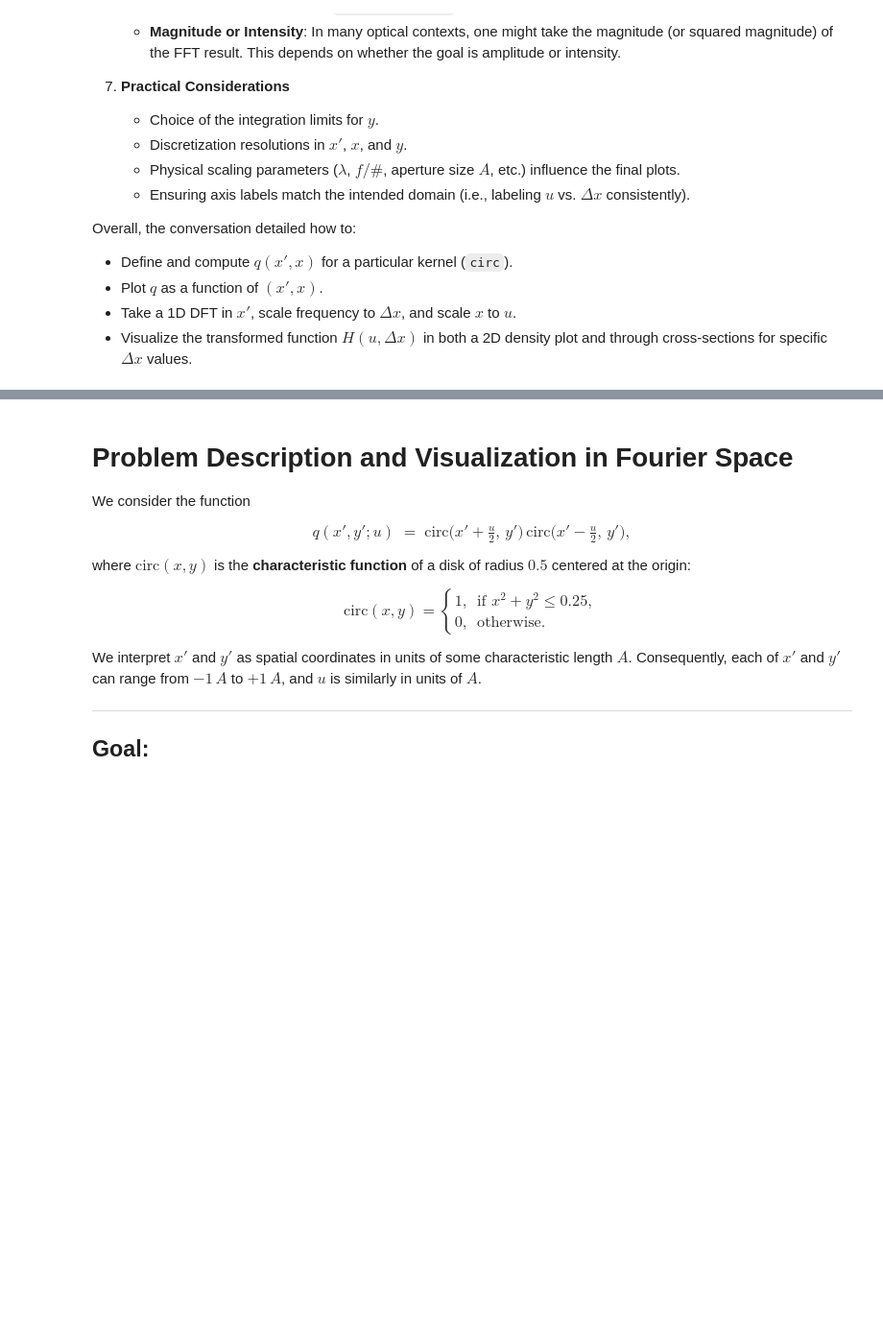
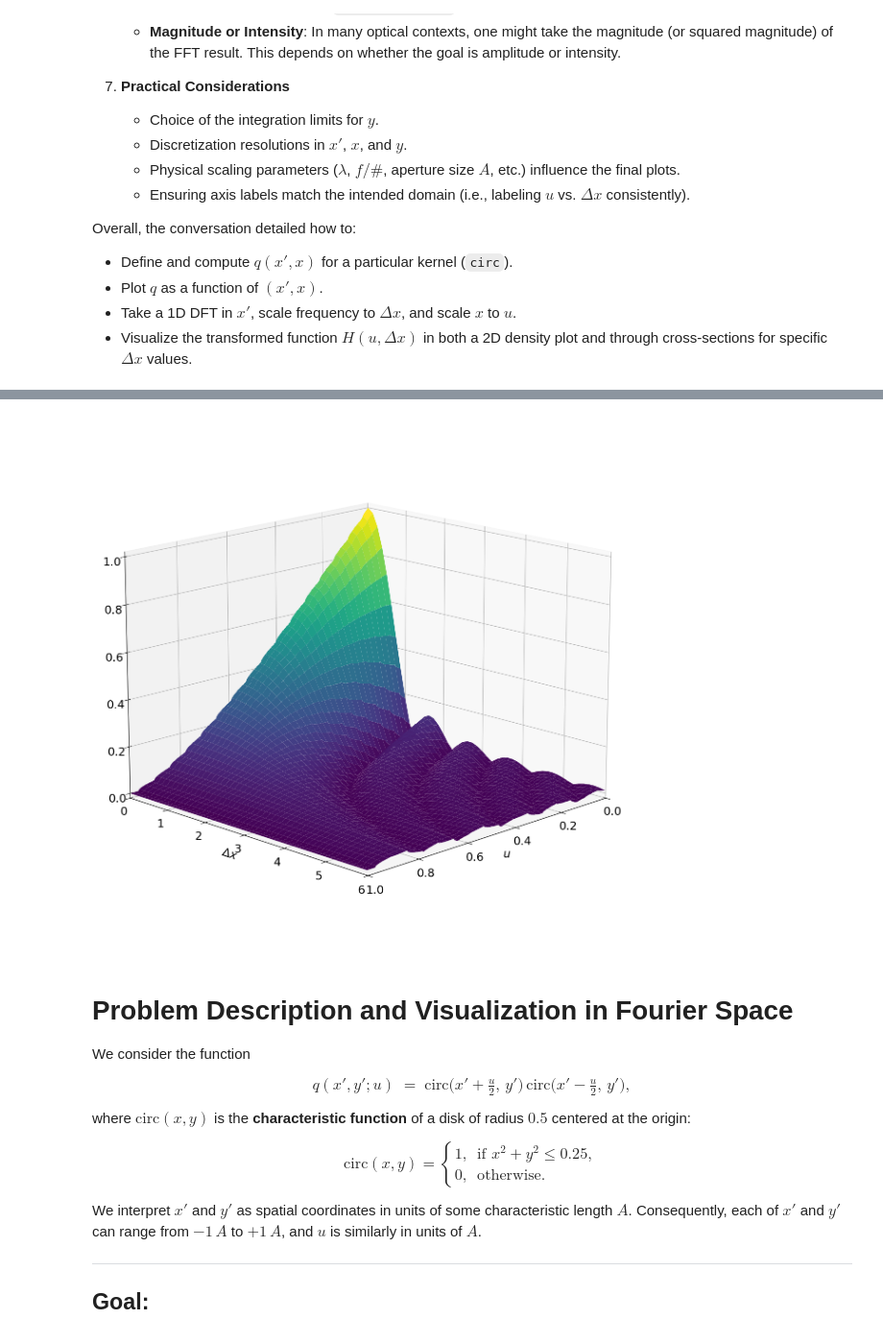
Before and after one commit to arizonaCameraLab/computationalImaging, a Jupyter notebook: Chapter8FocalImaging/2DCohererenceTransferFuction.ipynb, the cells around one changed output, grey strips where cells are left out. Shown at 96% size. Cells and saved outputs as stored; diff of their text form; code cells hidden in the pictures; blank space fills up the shorter version.

```diff
--- a/Chapter8FocalImaging/2DCohererenceTransferFuction.ipynb
+++ b/Chapter8FocalImaging/2DCohererenceTransferFuction.ipynb
@@ -263,3 +273,51 @@ plt.savefig('coherenceTransfer.pdf')
+# %%
+
+from mpl_toolkits.mplot3d import Axes3D
+
+
+# H_pos, Delta_x_pos, and u_vals are assumed to be available from previous computations.
+
+# --- Filter Delta_x_pos to restrict the plot range ---
+min_Dx = 0.0
+max_Dx = 6.0
+Dx_pos_mask = (Delta_x_pos >= min_Dx) & (Delta_x_pos <= max_Dx)
+
+Delta_x_pos_filtered = Delta_x_pos[Dx_pos_mask]
+H_pos_filtered = H_pos[Dx_pos_mask, :]
+
+# --- Normalize H_pos_filtered to its maximum value ---
+if H_pos_filtered.max() > 0:
+    H_pos_filtered_norm = H_pos_filtered / H_pos_filtered.max()
+else:
+    H_pos_filtered_norm = H_pos_filtered # Avoid division by zero
+
+# Create meshgrids for filtered Delta_x_pos and original u_vals
+Delta_x_grid_filtered, u_grid_filtered = np.meshgrid(Delta_x_pos_filtered, u_vals, indexing='ij')
+
+fig = plt.figure(figsize=(20, 15))
+ax = fig.add_subplot(111, projection='3d')
+
+surf = ax.plot_surface(
+    u_grid_filtered, Delta_x_grid_filtered, H_pos_filtered_norm,
+    cmap='viridis', edgecolor='none'
+)
+
+ax.set_xlabel(r'$u $')
+ax.set_ylabel(r'$\Delta x$')
+#ax.set_zlabel(r'$|H(u, \Delta x)|$')
+#ax.set_title('Surface Plot of Normalized Magnitude of H(u, Δx)')
+
+# Set explicit limits for the axes to match the filtering
+ax.set_xlim(u_vals.min(), u_vals.max()) # Keep original u range
+ax.set_ylim(min_Dx, max_Dx) # Set Delta_x range
+
+# Rotate the viewpoint: elev for elevation, azim for azimuth.
+# To look from positive Delta_x (y-axis) and positive u (x-axis) diagonal, azim should be around -45.
+# The elev of 15 is chosen to place the 'camera' at a lower height to match H_pos=3 (normalized).
+ax.view_init(elev=15, azim=45)
+plt.savefig('coherenceTransfer3D.pdf')
+# %% [output]
+[figure, added]
 # %% [markdown]
 # Problem Description and Visualization in Fourier Space
 
```
Also changed, not shown: parts of 3 cells of this notebook.
